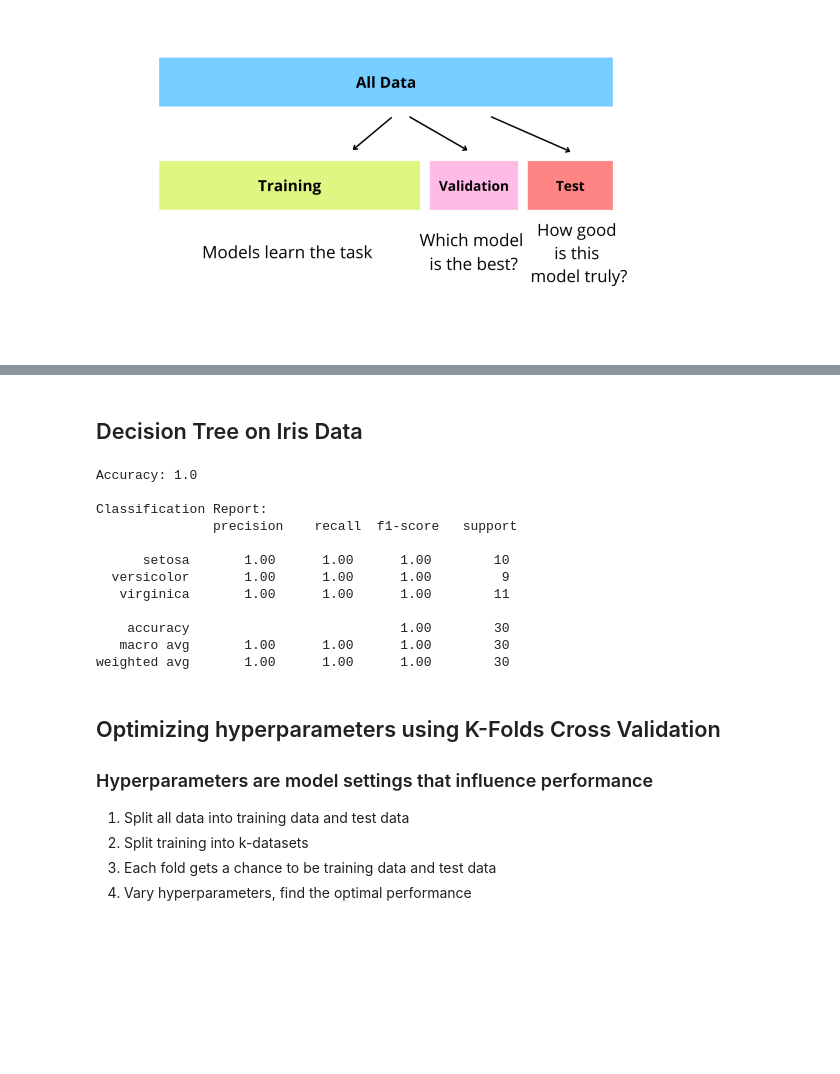
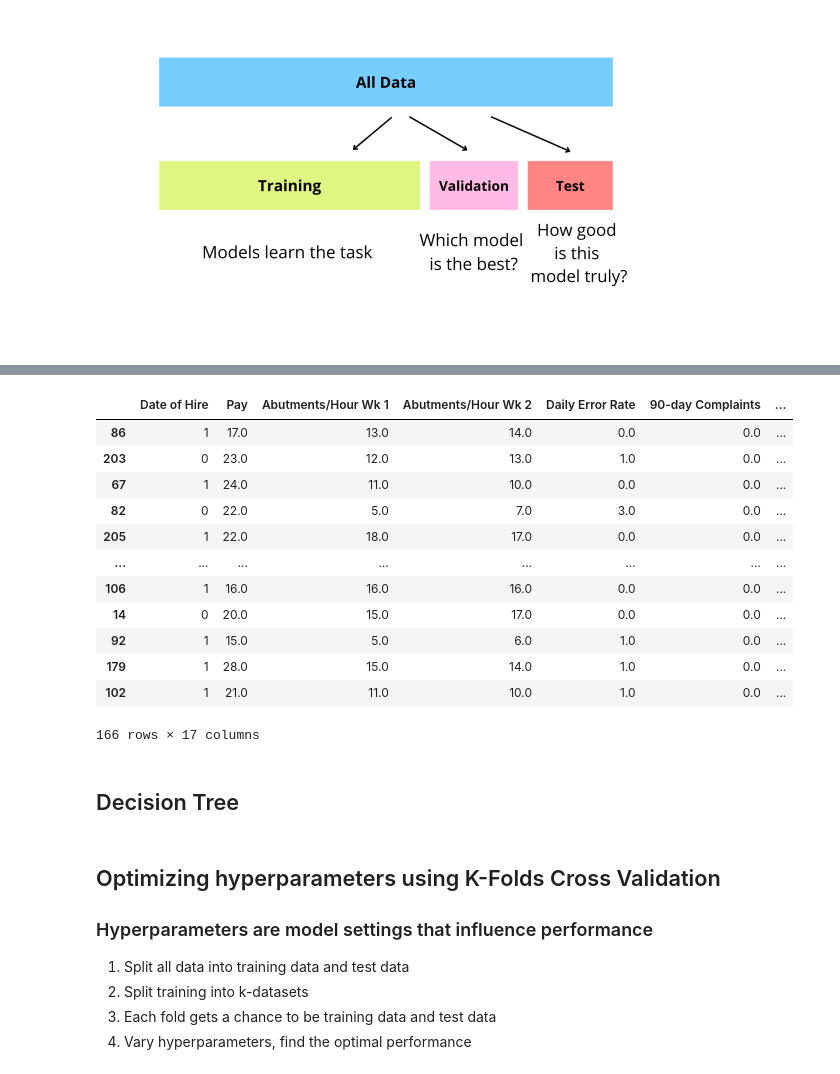
Before and after one commit to egynzhu-personal/siop-python-seminar-2024, a Jupyter notebook: 04_Machine_Learning.ipynb, the cells around one changed output, grey strips where cells are left out. Saved outputs shown, nothing was run; the diff lists cells and outputs as text; code cells hidden in the pictures; blank space fills up the shorter version.

```diff
--- a/04_Machine_Learning.ipynb
+++ b/04_Machine_Learning.ipynb
@@ -19,0 +78,3 @@ y = iris.target
+# %%
+# clean pay column
+df['Pay'] = df['Pay'].replace('[\$,]', '', regex=True).astype(float)
@@ -30,3 +119,0 @@ logreg = LogisticRegression(max_iter=200)
-# %%
-# train the model
-logreg.fit(X_train, y_train)
@@ -53,31 +125,57 @@ weighted avg       1.00      1.00      1.00        30
+# %%
+from sklearn.preprocessing import OneHotEncoder, LabelEncoder
+
+# identify categorical features
+categorical_cols = [col for col in X.columns if X[col].dtype == 'object']
+
+# Perform one-hot encoding on categorical features
+one_hot_encoder = OneHotEncoder(sparse=False, drop='first', handle_unknown='ignore')
+X_train_encoded = one_hot_encoder.fit_transform(X_train[categorical_cols])
+X_test_encoded = one_hot_encoder.transform(X_test[categorical_cols])
+# %%
+# Get feature names after one-hot encoding
+feature_names = one_hot_encoder.get_feature_names_out(categorical_cols)
+
+# Create DataFrames with appropriate column names
+X_train_encoded_df = pd.DataFrame(X_train_encoded, columns=feature_names, index=X_train.index)
+X_test_encoded_df = pd.DataFrame(X_test_encoded, columns=feature_names, index=X_test.index)
+
+# Combine encoded features with numerical features
+X_train_final = pd.concat([X_train.drop(columns=categorical_cols), X_train_encoded_df], axis=1)
+X_test_final = pd.concat([X_test.drop(columns=categorical_cols), X_test_encoded_df], axis=1)
+
+# Optional, we already converted it to int
+# Encode target variable into integer
+# label_encoder = LabelEncoder()
+
+# Fit and transform on training data
+# y_train_encoded = label_encoder.fit_transform(y_train)
+# y_test_encoded = label_encoder.transform(y_test)
+# %%
+X_train_final
+# %% [output]
+|  | Date of Hire | Pay | Abutments/Hour Wk 1 | Abutments/Hour Wk 2 | Daily Error Rate | 90-day Complaints | ... |
+| 86 | 1 | 17.0 | 13.0 | 14.0 | 0.0 | 0.0 | ... |
+| 203 | 0 | 23.0 | 12.0 | 13.0 | 1.0 | 0.0 | ... |
+| 67 | 1 | 24.0 | 11.0 | 10.0 | 0.0 | 0.0 | ... |
+| 82 | 0 | 22.0 | 5.0 | 7.0 | 3.0 | 0.0 | ... |
+| 205 | 1 | 22.0 | 18.0 | 17.0 | 0.0 | 0.0 | ... |
+| ... | ... | ... | ... | ... | ... | ... | ... |
+| 106 | 1 | 16.0 | 16.0 | 16.0 | 0.0 | 0.0 | ... |
+| 14 | 0 | 20.0 | 15.0 | 17.0 | 0.0 | 0.0 | ... |
+| 92 | 1 | 15.0 | 5.0 | 6.0 | 1.0 | 0.0 | ... |
+| 179 | 1 | 28.0 | 15.0 | 14.0 | 1.0 | 0.0 | ... |
+| 102 | 1 | 21.0 | 11.0 | 10.0 | 1.0 | 0.0 | ... |
+166 rows × 17 columns
 # %% [markdown]
-## Decision Tree on Iris Data
+## Decision Tree
 # %%
 from sklearn.tree import DecisionTreeClassifier
 # %%
 decision_tree = DecisionTreeClassifier(random_state=42)
 
 # Fit the model to the training data
-decision_tree.fit(X_train, y_train)
+decision_tree.fit(X_train_final, y_train)
 
 # Predict the labels of the test set
-y_pred = decision_tree.predict(X_test)
-
-# Print the accuracy
-print("Accuracy:", accuracy_score(y_test, y_pred))
-
-# Generating and printing the classification report
-print("\nClassification Report:\n", classification_report(y_test, y_pred, target_names=iris.target_names))
+y_pred = decision_tree.predict(X_test_final)
-# %% [output]
-Accuracy: 1.0
-
-Classification Report:
-               precision    recall  f1-score   support
-
-      setosa       1.00      1.00      1.00        10
-  versicolor       1.00      1.00      1.00         9
-   virginica       1.00      1.00      1.00        11
-
-    accuracy                           1.00        30
-   macro avg       1.00      1.00      1.00        30
-weighted avg       1.00      1.00      1.00        30
```
Also changed, not shown: parts of 33 cells of this notebook.
